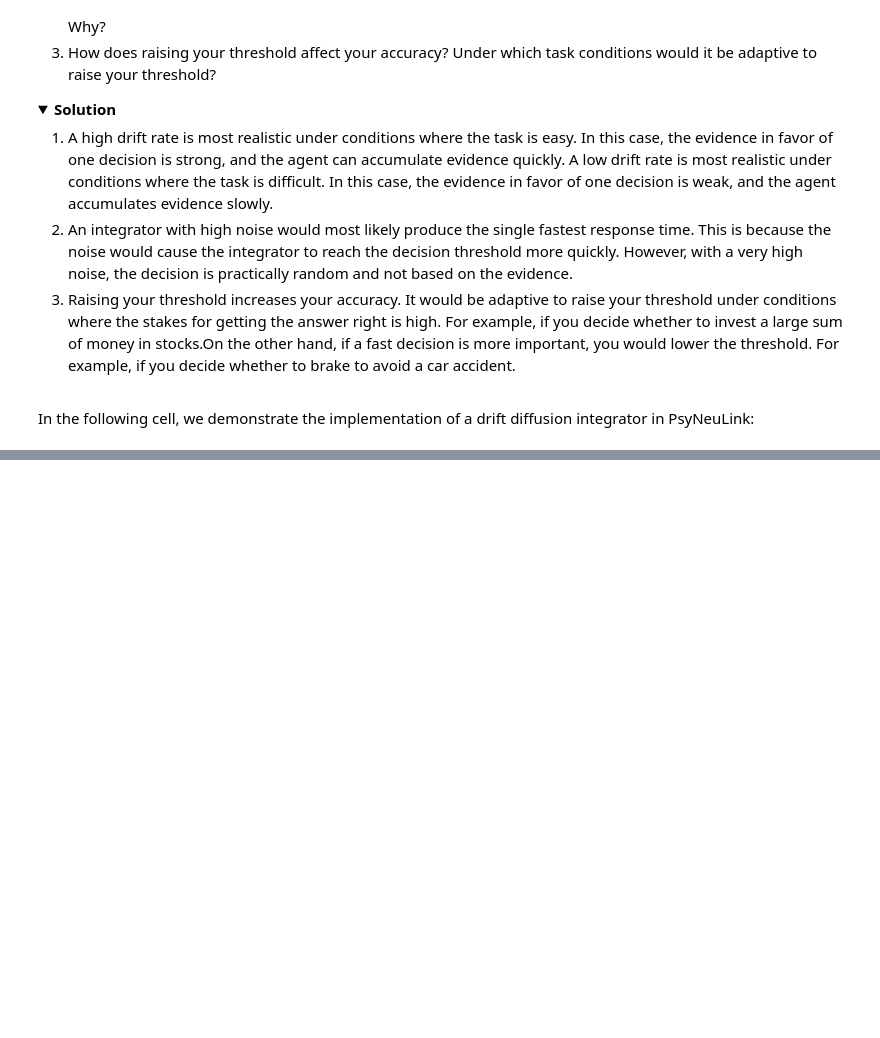
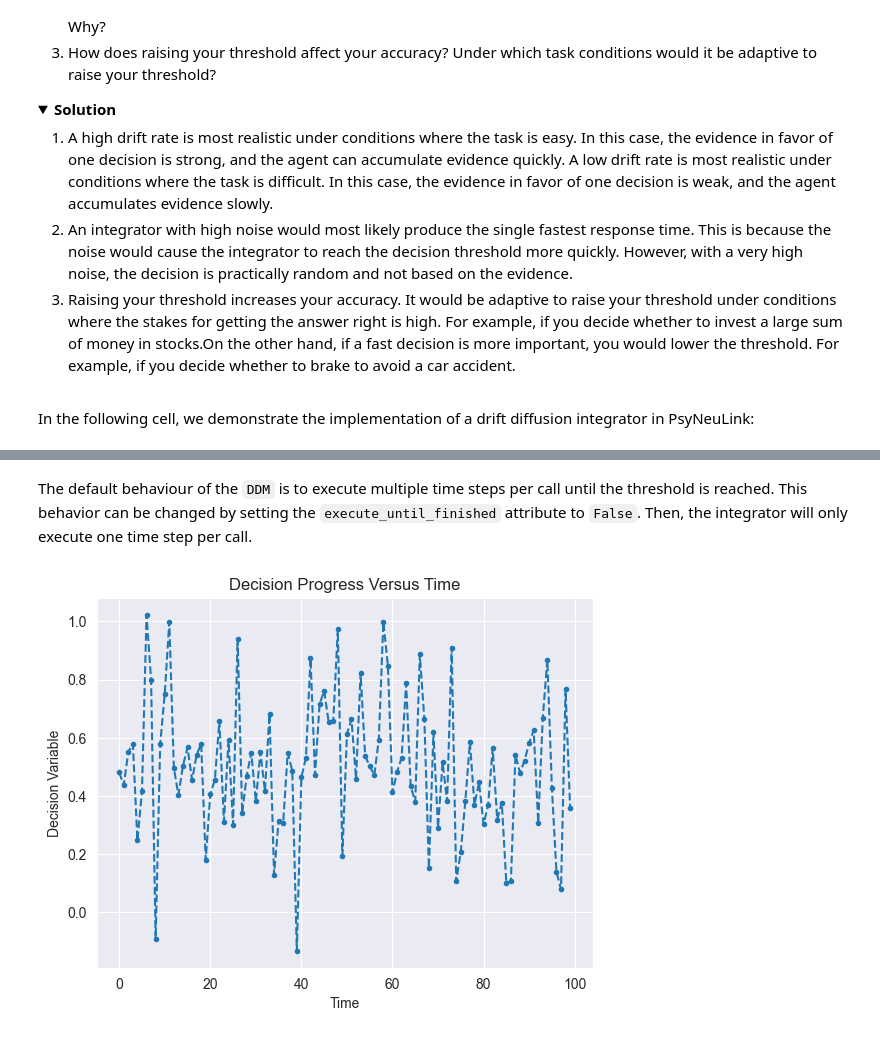
Before and after one commit to younesStrittmatter/502B, a Jupyter notebook: book/content/Decision Making/notebooks/1 Drift Diffusion Models.ipynb, the cells around one changed output, grey strips where cells are left out. Cells and saved outputs as stored; diff of their text form; code cells hidden in the pictures; folded sections open; blank space fills up the shorter version.

```diff
--- a/book/content/Decision Making/notebooks/1 Drift Diffusion Models.ipynb
+++ b/book/content/Decision Making/notebooks/1 Drift Diffusion Models.ipynb
@@ -270,0 +272,36 @@ plt.show()
+# %% [markdown]
+The default behaviour of the `DDM` is to execute multiple time steps per call until the threshold is reached. This behavior can be changed by setting the `execute_until_finished` attribute to `False`. Then, the integrator will only execute one time step per call.
+# %%
+num_trials = 100
+
+# Instate the DDM mechanism with execute_until_finished=False
+ddm_integrator_one_step = pnl.DDM(function=pnl.DriftDiffusionIntegrator(
+    noise=.25,
+    starting_value=0.0,
+    non_decision_time=0.0,
+    rate=.05,
+), execute_until_finished=False)
+
+# Tell the DDM to store its outputs at each trial
+ddm_integrator_one_step.log.set_log_conditions(items=[pnl.DECISION_VARIABLE])
+
+# Create a compositions with only the integrator
+DDM_one_step = pnl.Composition(name='DDM One Step')
+DDM_one_step.add_node(node=ddm_integrator_one_step)
+
+# Run it
+DDM_one_step.run(inputs={ddm_integrator_one_step: 1.}, num_trials=num_trials, context='execid')
+
+# Extract the logged data
+log = ddm_integrator_one_step.log.nparray_dictionary()['execid']
+decision_pos = log[pnl.DECISION_VARIABLE]
+
+# For each time step plot the decision variable
+plt.plot(decision_pos[:,0],'.--')
+plt.title('Decision Progress Versus Time')
+plt.ylabel('Decision Variable')
+plt.xlabel('Time')
+plt.xticks(np.arange(0,num_trials+1,int(num_trials/5)))
+plt.show()
+# %% [output]
+[figure, added]
```
Also changed, not shown: parts of 9 cells of this notebook, 8 other files.
